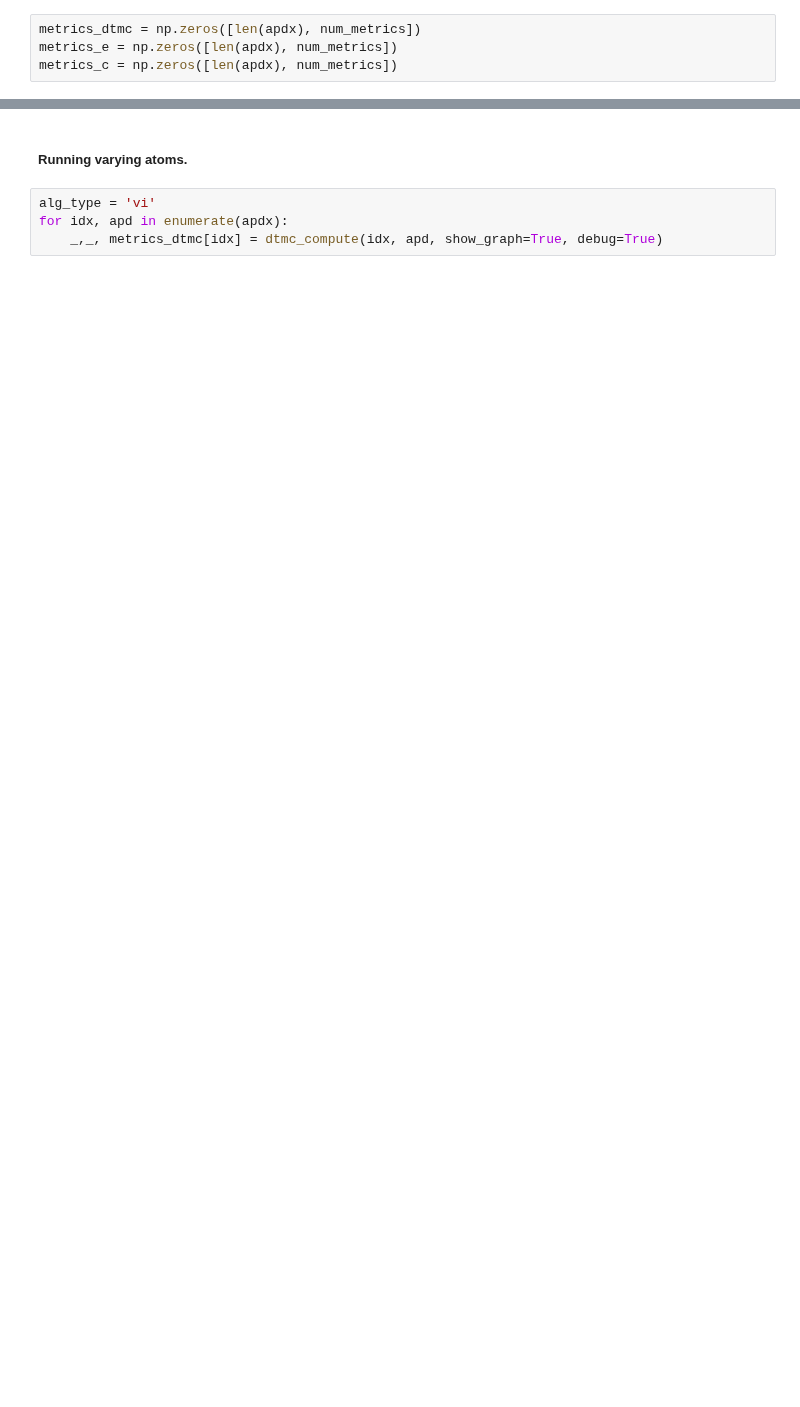
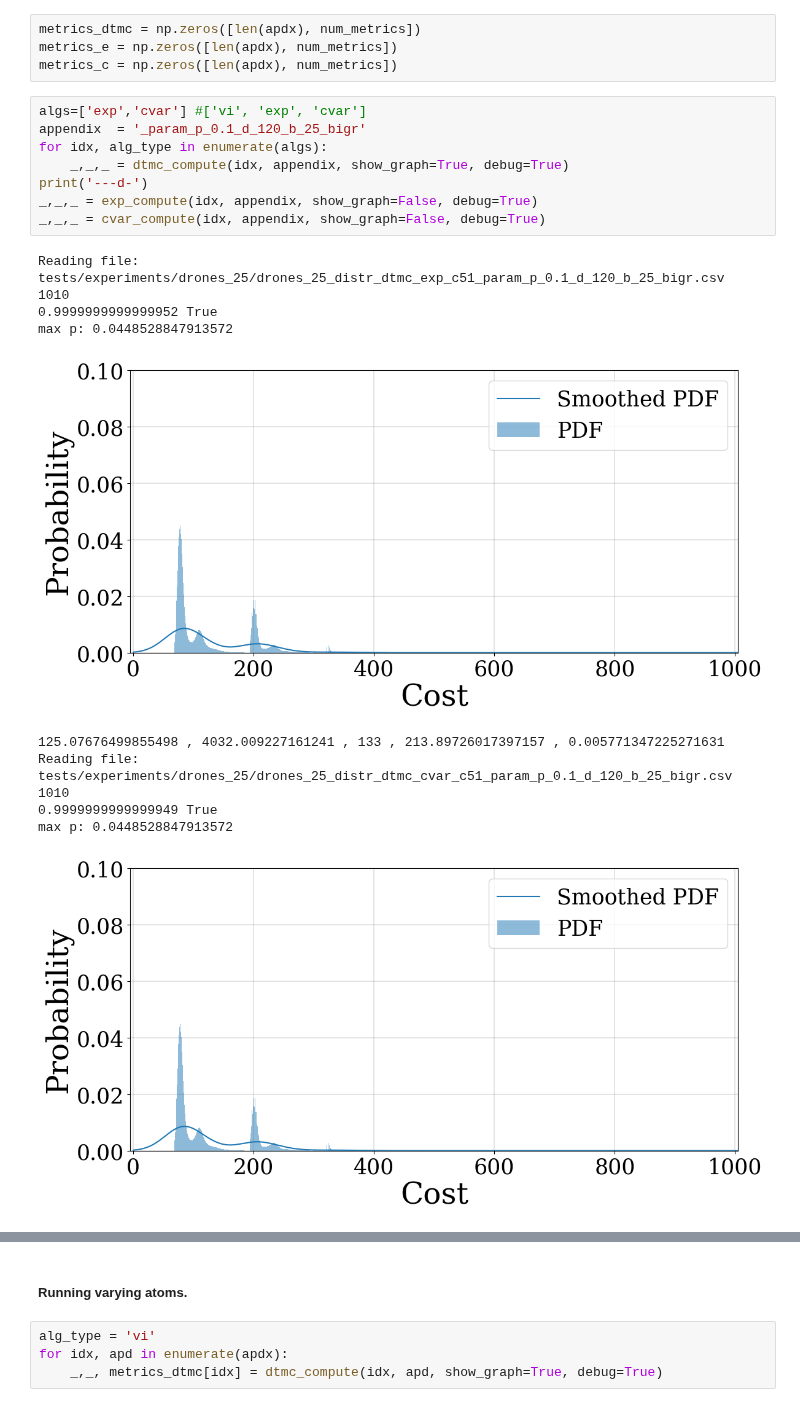
Before and after one commit to yannikschnitzer/prism, a Jupyter notebook: prism/distr.ipynb, the cells around one changed output, grey strips where cells are left out. Saved outputs shown, nothing was run; the diff lists cells and outputs as text; blank space fills up the shorter version.

Commit message:
update distr.ipynb with better experiment viz + betting game fix

```diff
--- a/prism/distr.ipynb
+++ b/prism/distr.ipynb
@@ -113,3 +287,23 @@ num_metrics = 5 # exp val, variance, var, cvar, prob>thresh,
 metrics_dtmc = np.zeros([len(apdx), num_metrics])
 metrics_e = np.zeros([len(apdx), num_metrics])
 metrics_c = np.zeros([len(apdx), num_metrics])
+# %%
+algs=['exp','cvar'] #['vi', 'exp', 'cvar']
+appendix  = '_param_p_0.1_d_120_b_25_bigr'
+for idx, alg_type in enumerate(algs):
+    _,_,_ = dtmc_compute(idx, appendix, show_graph=True, debug=True)
+print('---d-')
+_,_,_ = exp_compute(idx, appendix, show_graph=False, debug=True)
+_,_,_ = cvar_compute(idx, appendix, show_graph=False, debug=True)
+# %% [output]
+Reading file: tests/experiments/drones_25/drones_25_distr_dtmc_exp_c51_param_p_0.1_d_120_b_25_bigr.csv
+1010
+0.9999999999999952 True
+max p: 0.0448528847913572
+[figure, added]
+125.07676499855498 , 4032.009227161241 , 133 , 213.89726017397157 , 0.005771347225271631
+Reading file: tests/experiments/drones_25/drones_25_distr_dtmc_cvar_c51_param_p_0.1_d_120_b_25_bigr.csv
+1010
+0.9999999999999949 True
+max p: 0.0448528847913572
+[figure, added]
```
Also changed, not shown: parts of 23 cells of this notebook, 1 other file.
